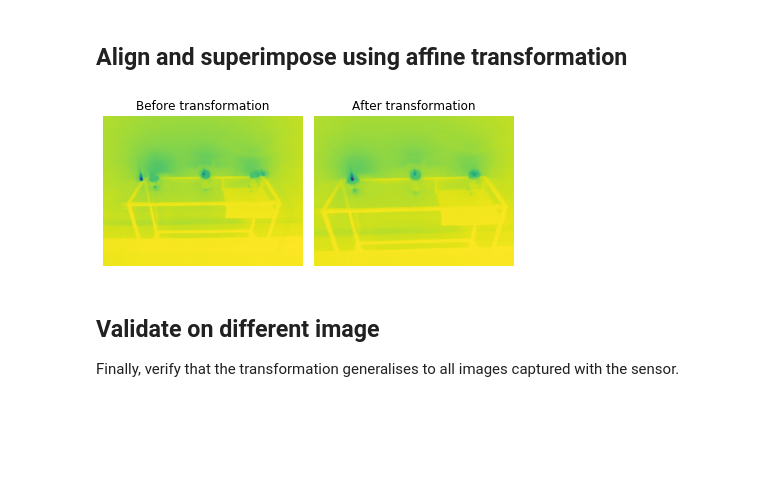
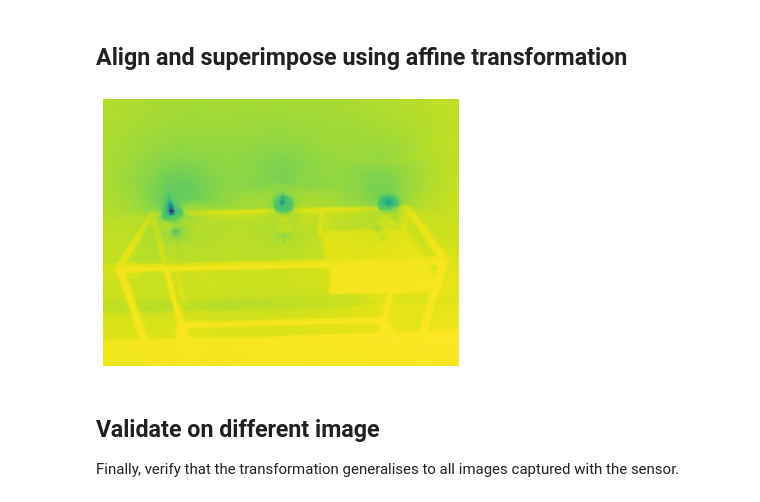
Before and after one commit to Lindronics/honours_project, a Jupyter notebook: notebooks/flir_one/flir_one_calibration.ipynb, the cells around one changed output. Saved outputs shown, nothing was run; the diff lists cells and outputs as text; code cells hidden in the pictures; blank space fills up the shorter version.

Commit message:
Added and fixed some graphics in dissertation

```diff
--- a/notebooks/flir_one/flir_one_calibration.ipynb
+++ b/notebooks/flir_one/flir_one_calibration.ipynb
@@ -246,12 +246,36 @@ def align(path, name, coef, intercept, portrait=False):
     show(sup_before, ax1, "Before transformation")
     show(sup_after, ax2, "After transformation")
 
-#     fig.suptitle(f"Aligning FIR and VIS by affine transformation", y=.82, size="xx-large")
+    fig.suptitle(f"Aligning FIR and VIS by affine transformation", y=.82, size="xx-large")
     plt.tight_layout()
+
+
+def align_dissertation(path, name, coef, intercept, portrait=False):
+    _, thr, vis = load_prepare(path, name)
+
+    sup_before = superimpose(vis, thr*3)
+
+    # If portrait mode, rotate images so that the transformation works properly
+    if portrait:
+        thr = np.rot90(thr, 1)
+        vis = np.rot90(vis, 1)
+
+    transformation = np.hstack([coef, intercept[:, None]])
+    vis = cv2.warpAffine(vis, transformation, (thr.shape[1], thr.shape[0]))
+
+    sup_after = superimpose(vis, thr*3)
+
+    if portrait:
+        sup_after = np.rot90(sup_after, 3)
+
+    show(sup_before, plt, "Before transformation")
+
+    show(sup_after, plt, "After transformation")
 # %%
-align(root_path, "flir_20191112T174218.jpg", model.coef_, model.intercept_)
+# align(root_path, "flir_20191112T174218.jpg", model.coef_, model.intercept_)
+align_dissertation(root_path, "flir_20191112T174218.jpg", model.coef_, model.intercept_)
 # %% [output]
-[figure, old version]
+[figure, new version]
 # %% [markdown]
 ## Validate on different image
 
```
Also changed, not shown: parts of 4 cells of this notebook, 4 other files.
